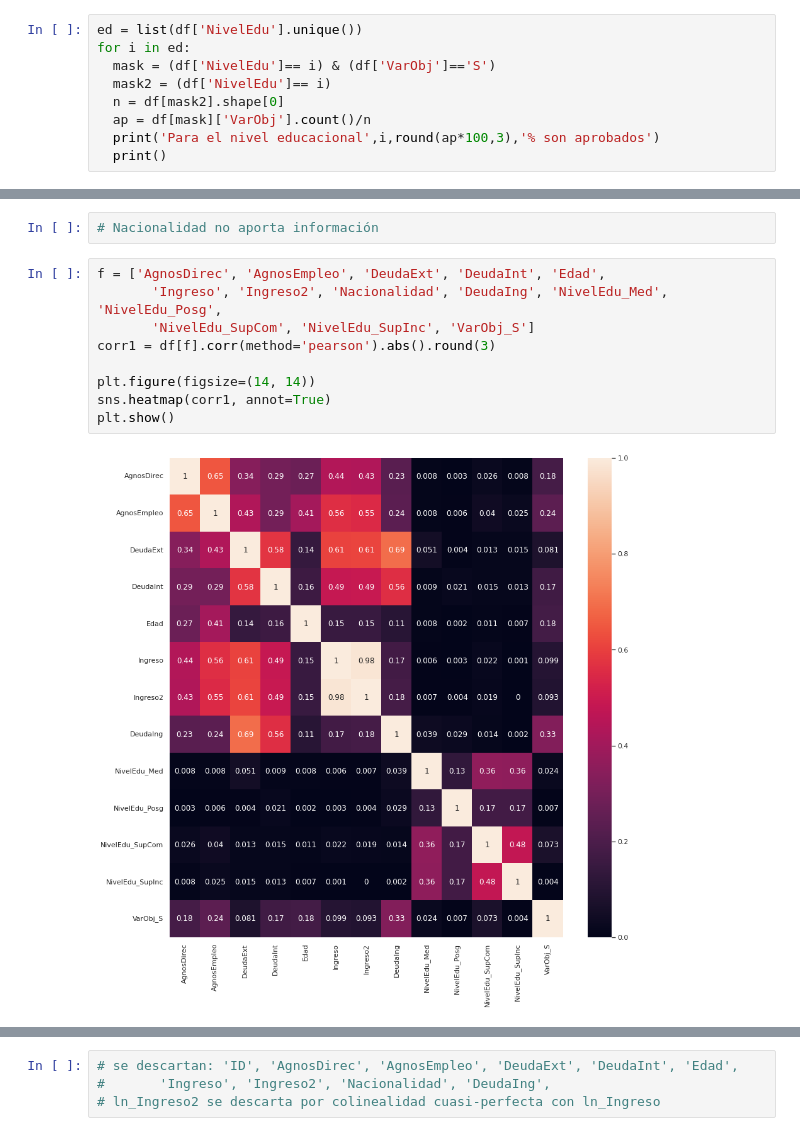
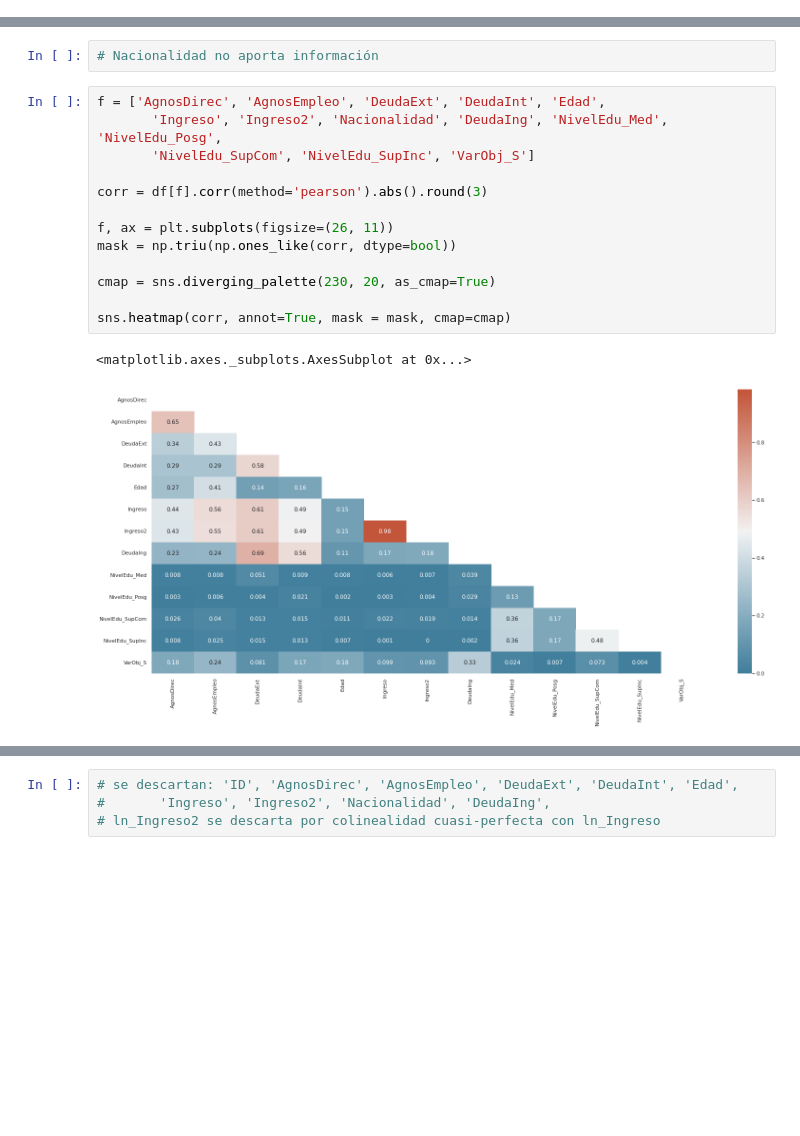
Before and after one commit to cristobalperezp/Intro_Deep_Learning, a Jupyter notebook: Tarea_1.ipynb, the cells around one changed output, grey strips where cells are left out. Saved outputs shown, nothing was run; the diff lists cells and outputs as text; blank space fills up the shorter version.

```diff
--- a/Tarea_1.ipynb
+++ b/Tarea_1.ipynb
@@ -288,12 +221,3 @@ plt.axis('off')
 plt.show()
 # %% [output]
 [figure]
-# %%
-ed = list(df['NivelEdu'].unique())
-for i in ed:
-  mask = (df['NivelEdu']== i) & (df['VarObj']=='S')
-  mask2 = (df['NivelEdu']== i)
-  n = df[mask2].shape[0]
-  ap = df[mask]['VarObj'].count()/n
-  print('Para el nivel educacional',i,round(ap*100,3),'% son aprobados')
-  print()
@@ -417,14 +340,19 @@ Index(['ID', 'AgnosDirec', 'AgnosEmpleo', 'DeudaExt', 'DeudaInt', 'Edad',
 # %%
 f = ['AgnosDirec', 'AgnosEmpleo', 'DeudaExt', 'DeudaInt', 'Edad',
        'Ingreso', 'Ingreso2', 'Nacionalidad', 'DeudaIng', 'NivelEdu_Med', 'NivelEdu_Posg',
        'NivelEdu_SupCom', 'NivelEdu_SupInc', 'VarObj_S']
-corr1 = df[f].corr(method='pearson').abs().round(3)
 
-plt.figure(figsize=(14, 14))
-sns.heatmap(corr1, annot=True)
-plt.show()
+corr = df[f].corr(method='pearson').abs().round(3)
+
+f, ax = plt.subplots(figsize=(26, 11))
+mask = np.triu(np.ones_like(corr, dtype=bool))
+
+cmap = sns.diverging_palette(230, 20, as_cmap=True)
+
+sns.heatmap(corr, annot=True, mask = mask, cmap=cmap)
 # %% [output]
+<matplotlib.axes._subplots.AxesSubplot at 0x...>
-[figure, old version]
+[figure, new version]
 # %%
 f = ['ln_AgnosDirec',
        'ln_AgnosEmpleo', 'ln_DeudaExt', 'ln_DeudaInt', 'ln_Edad', 'ln_Ingreso',
```
Also changed, not shown: parts of 21 cells of this notebook.
